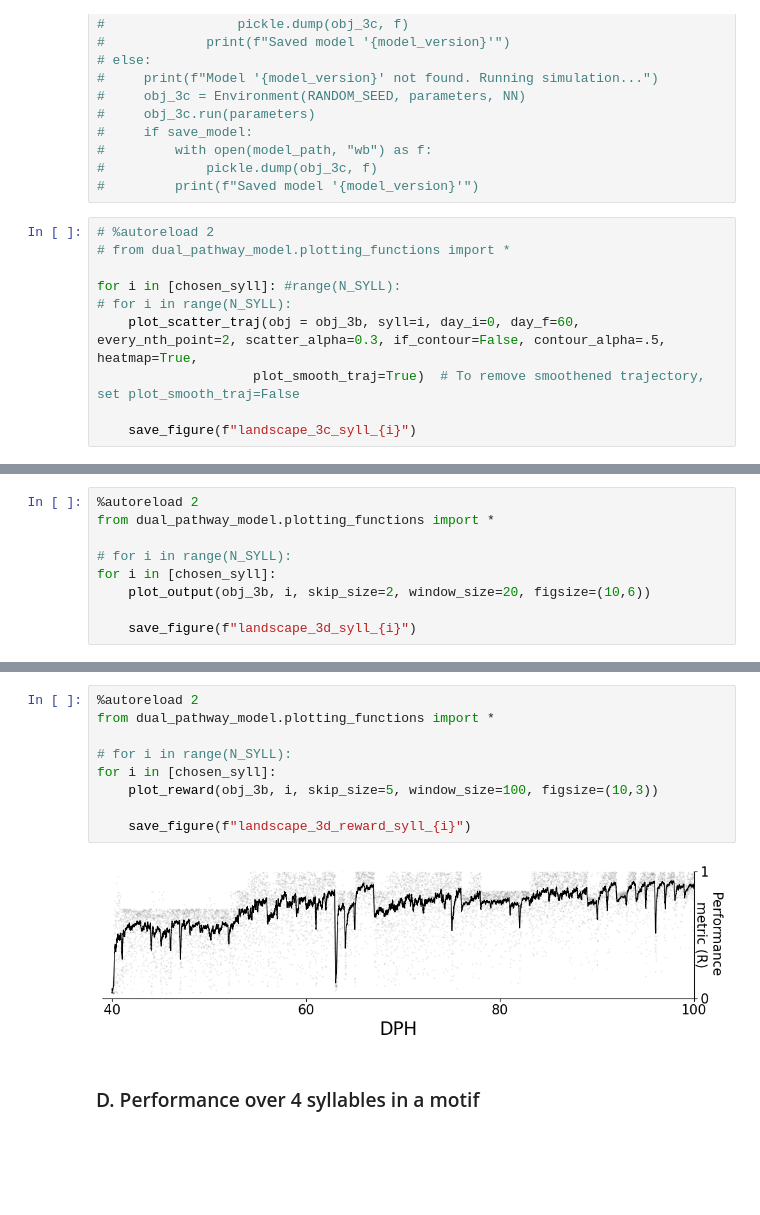
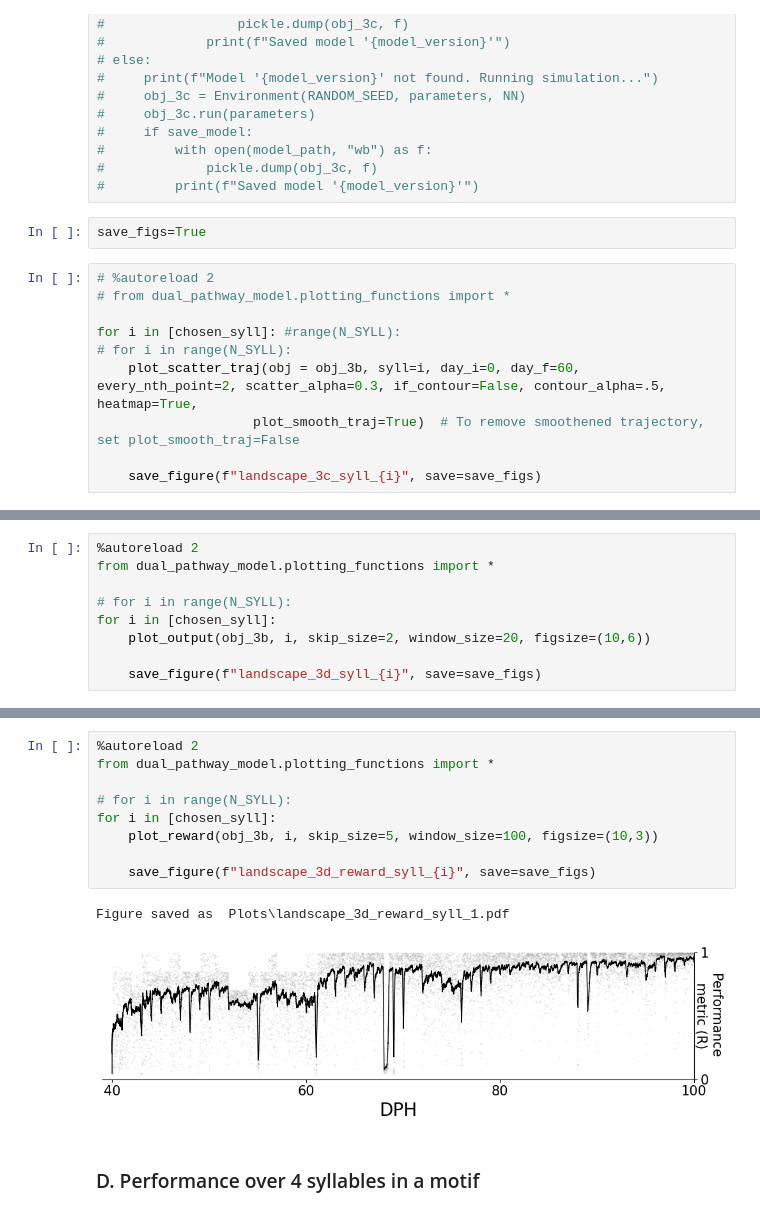
Before and after one commit to AtharvSuryawanshi/Dual_Pathway_RL_songbird, a Jupyter notebook: Figures/Figure_3.ipynb, the cells around one changed output, grey strips where cells are left out. Drawn from its saved outputs; the diff is of its cells as text; blank space fills up the shorter version.

Commit message:
Fig 3 save plots.

```diff
--- a/Figures/Figure_3.ipynb
+++ b/Figures/Figure_3.ipynb
@@ -483,6 +483,8 @@ Plotting syrinx landscape
 #         with open(model_path, "wb") as f:
 #             pickle.dump(obj_3c, f)
 #         print(f"Saved model '{model_version}'")
+# %%
+save_figs=True
 # %%
 # %autoreload 2
 # from dual_pathway_model.plotting_functions import *
@@ -492,6 +494,6 @@ for i in [chosen_syll]: #range(N_SYLL):
     plot_scatter_traj(obj = obj_3b, syll=i, day_i=0, day_f=60, every_nth_point=2, scatter_alpha=0.3, if_contour=False, contour_alpha=.5, heatmap=True,
                     plot_smooth_traj=True)  # To remove smoothened trajectory, set plot_smooth_traj=False
 
-    save_figure(f"landscape_3c_syll_{i}")
+    save_figure(f"landscape_3c_syll_{i}", save=save_figs)
 # %% [output]
 Plotting syrinx landscape
@@ -504,5 +507,5 @@ from dual_pathway_model.plotting_functions import *
 for i in [chosen_syll]:
     plot_output(obj_3b, i, skip_size=2, window_size=20, figsize=(10,6))
 
-    save_figure(f"landscape_3d_syll_{i}")
+    save_figure(f"landscape_3d_syll_{i}", save=save_figs)
 # %% [output]
@@ -510,14 +514,15 @@ for i in [chosen_syll]:
 # %%
 %autoreload 2
 from dual_pathway_model.plotting_functions import *
 
 # for i in range(N_SYLL):
 for i in [chosen_syll]:
     plot_reward(obj_3b, i, skip_size=5, window_size=100, figsize=(10,3))
 
-    save_figure(f"landscape_3d_reward_syll_{i}")
+    save_figure(f"landscape_3d_reward_syll_{i}", save=save_figs)
 # %% [output]
+Figure saved as  Plots\landscape_3d_reward_syll_1.pdf
-[figure, old version]
+[figure, new version]
 # %% [markdown]
 ### D. Performance over 4 syllables in a motif
 # %%
```
Also changed, not shown: parts of 8 cells of this notebook.
